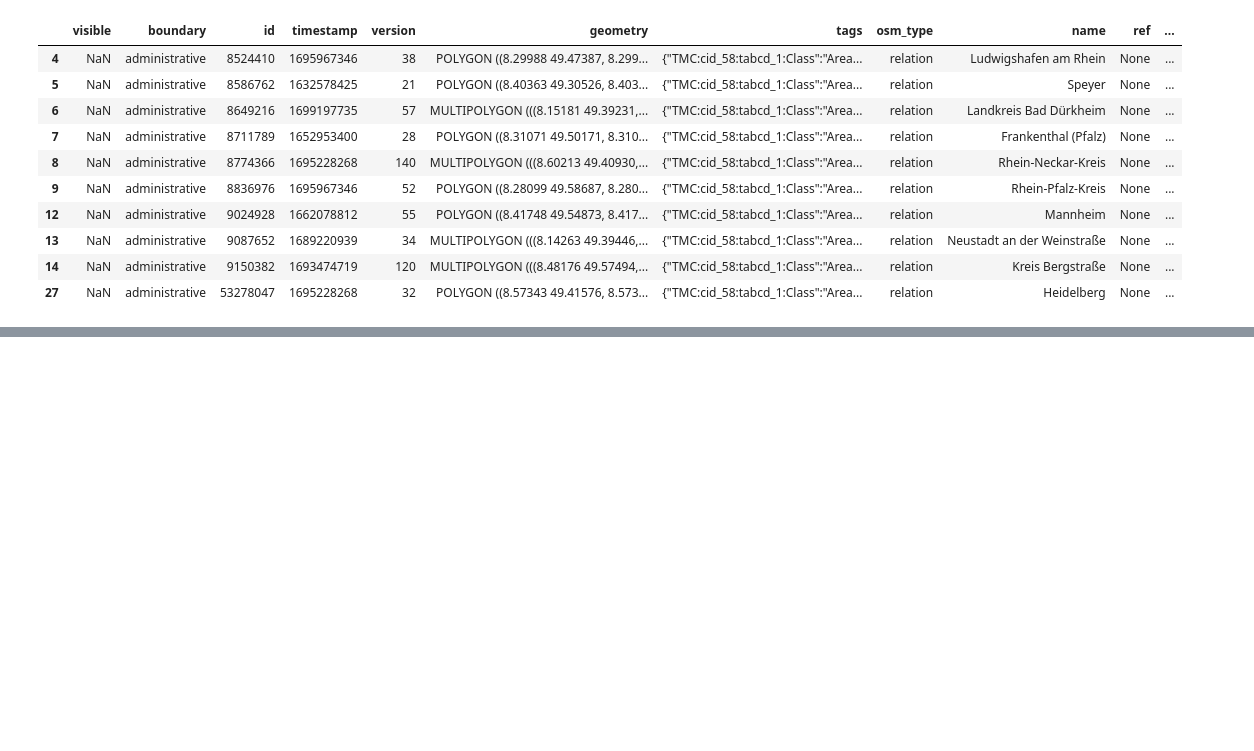
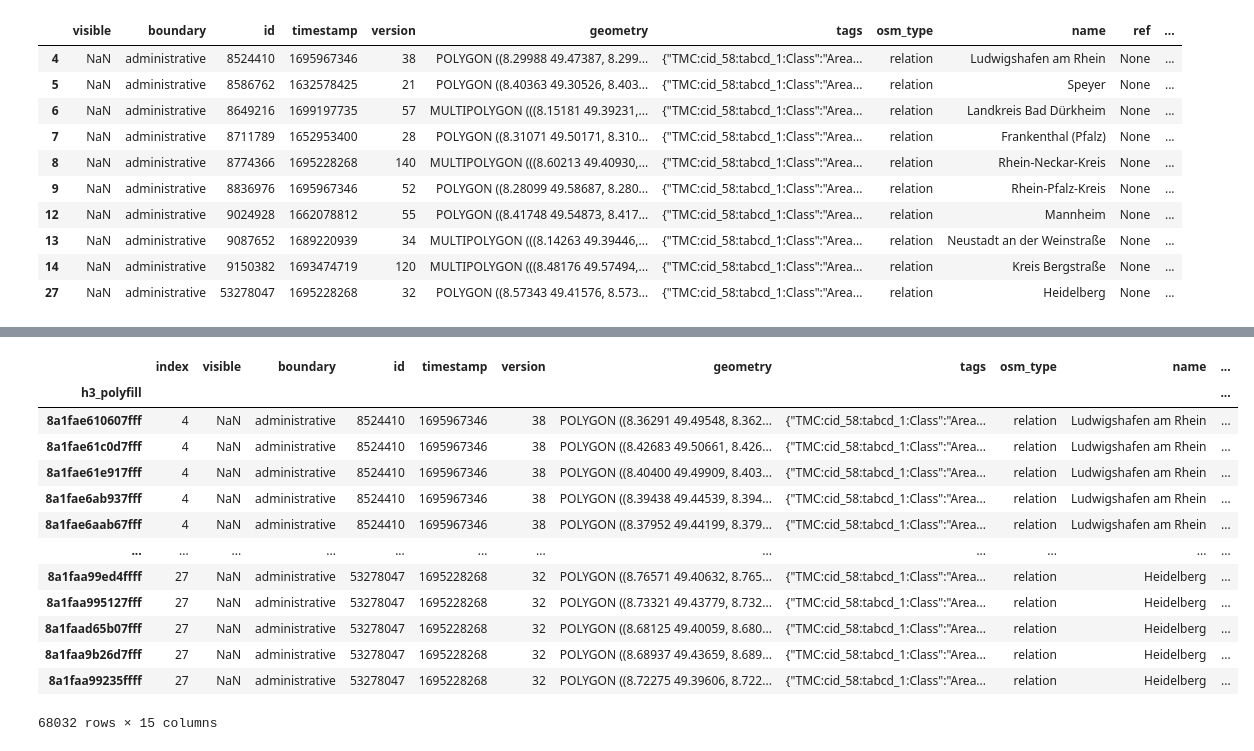
Before and after one commit to Chwiggy/BA-Thesis, a Jupyter notebook: src/playground.ipynb, the cells around one changed output, grey strips where cells are left out. Drawn from its saved outputs; the diff is of its cells as text; code cells hidden in the pictures; blank space fills up the shorter version.

```diff
--- a/src/playground.ipynb
+++ b/src/playground.ipynb
@@ -214,0 +228,19 @@ counties
+# %%
+import h3pandas
+hexgrid = counties.h3.polyfill_resample(10)
+hexgrid
+# %% [output]
+|  | index | visible | boundary | id | timestamp | version | geometry | tags | osm_type | name | ... |
+| h3_polyfill |  |  |  |  |  |  |  |  |  |  | ... |
+| 8a1fae610607fff | 4 | NaN | administrative | 8524410 | 1695967346 | 38 | POLYGON ((8.36291 49.49548, 8.362... | {"TMC:cid_58:tabcd_1:Class":"Area... | relation | Ludwigshafen am Rhein | ... |
+| 8a1fae61c0d7fff | 4 | NaN | administrative | 8524410 | 1695967346 | 38 | POLYGON ((8.42683 49.50661, 8.426... | {"TMC:cid_58:tabcd_1:Class":"Area... | relation | Ludwigshafen am Rhein | ... |
+| 8a1fae61e917fff | 4 | NaN | administrative | 8524410 | 1695967346 | 38 | POLYGON ((8.40400 49.49909, 8.403... | {"TMC:cid_58:tabcd_1:Class":"Area... | relation | Ludwigshafen am Rhein | ... |
+| 8a1fae6ab937fff | 4 | NaN | administrative | 8524410 | 1695967346 | 38 | POLYGON ((8.39438 49.44539, 8.394... | {"TMC:cid_58:tabcd_1:Class":"Area... | relation | Ludwigshafen am Rhein | ... |
+| 8a1fae6aab67fff | 4 | NaN | administrative | 8524410 | 1695967346 | 38 | POLYGON ((8.37952 49.44199, 8.379... | {"TMC:cid_58:tabcd_1:Class":"Area... | relation | Ludwigshafen am Rhein | ... |
+| ... | ... | ... | ... | ... | ... | ... | ... | ... | ... | ... | ... |
+| 8a1faa99ed4ffff | 27 | NaN | administrative | 53278047 | 1695228268 | 32 | POLYGON ((8.76571 49.40632, 8.765... | {"TMC:cid_58:tabcd_1:Class":"Area... | relation | Heidelberg | ... |
+| 8a1faa995127fff | 27 | NaN | administrative | 53278047 | 1695228268 | 32 | POLYGON ((8.73321 49.43779, 8.732... | {"TMC:cid_58:tabcd_1:Class":"Area... | relation | Heidelberg | ... |
+| 8a1faad65b07fff | 27 | NaN | administrative | 53278047 | 1695228268 | 32 | POLYGON ((8.68125 49.40059, 8.680... | {"TMC:cid_58:tabcd_1:Class":"Area... | relation | Heidelberg | ... |
+| 8a1faa9b26d7fff | 27 | NaN | administrative | 53278047 | 1695228268 | 32 | POLYGON ((8.68937 49.43659, 8.689... | {"TMC:cid_58:tabcd_1:Class":"Area... | relation | Heidelberg | ... |
+| 8a1faa99235ffff | 27 | NaN | administrative | 53278047 | 1695228268 | 32 | POLYGON ((8.72275 49.39606, 8.722... | {"TMC:cid_58:tabcd_1:Class":"Area... | relation | Heidelberg | ... |
+68032 rows × 15 columns
```
Also changed, not shown: parts of 7 cells of this notebook.
